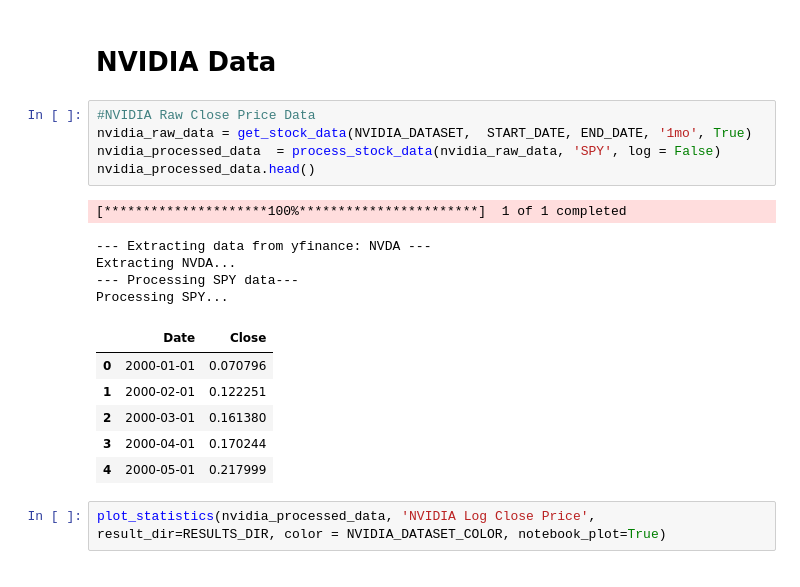
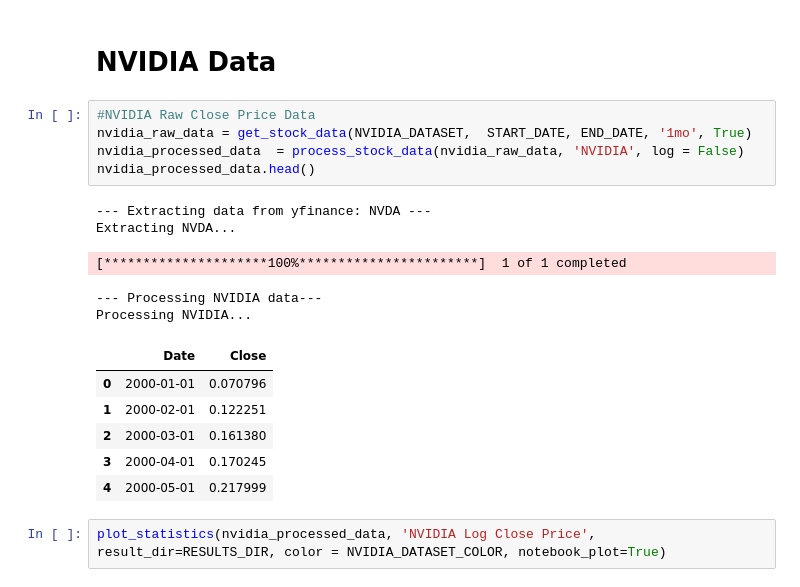
Before and after one commit to bwhong/bwhong-dsci510_fall2025_final_project, a Jupyter notebook: src/results.ipynb, the cells around one changed output. Saved outputs shown, nothing was run; the diff lists cells and outputs as text.

```diff
--- a/src/results.ipynb
+++ b/src/results.ipynb
@@ -98,19 +98,19 @@ plot_statistics(spy_processed_log_data, 'SPY Log Close Price', result_dir=RESULT
 # %%
 #NVIDIA Raw Close Price Data
 nvidia_raw_data = get_stock_data(NVIDIA_DATASET,  START_DATE, END_DATE, '1mo', True)
-nvidia_processed_data  = process_stock_data(nvidia_raw_data, 'SPY', log = False)
+nvidia_processed_data  = process_stock_data(nvidia_raw_data, 'NVIDIA', log = False)
 nvidia_processed_data.head()
 # %% [output]
-[*********************100%***********************]  1 of 1 completed
+--- Extracting data from yfinance: NVDA ---
+Extracting NVDA...
---- Extracting data from yfinance: NVDA ---
-Extracting NVDA...
---- Processing SPY data---
-Processing SPY...
+[*********************100%***********************]  1 of 1 completed
+--- Processing NVIDIA data---
+Processing NVIDIA...
 |  | Date | Close |
 | 0 | 2000-01-01 | 0.070796 |
 | 1 | 2000-02-01 | 0.122251 |
 | 2 | 2000-03-01 | 0.161380 |
-| 3 | 2000-04-01 | 0.170244 |
+| 3 | 2000-04-01 | 0.170245 |
 | 4 | 2000-05-01 | 0.217999 |
 # %%
 plot_statistics(nvidia_processed_data, 'NVIDIA Log Close Price', result_dir=RESULTS_DIR, color = NVIDIA_DATASET_COLOR, notebook_plot=True)
```
Also changed, not shown: parts of 10 cells of this notebook, 1 other file.
